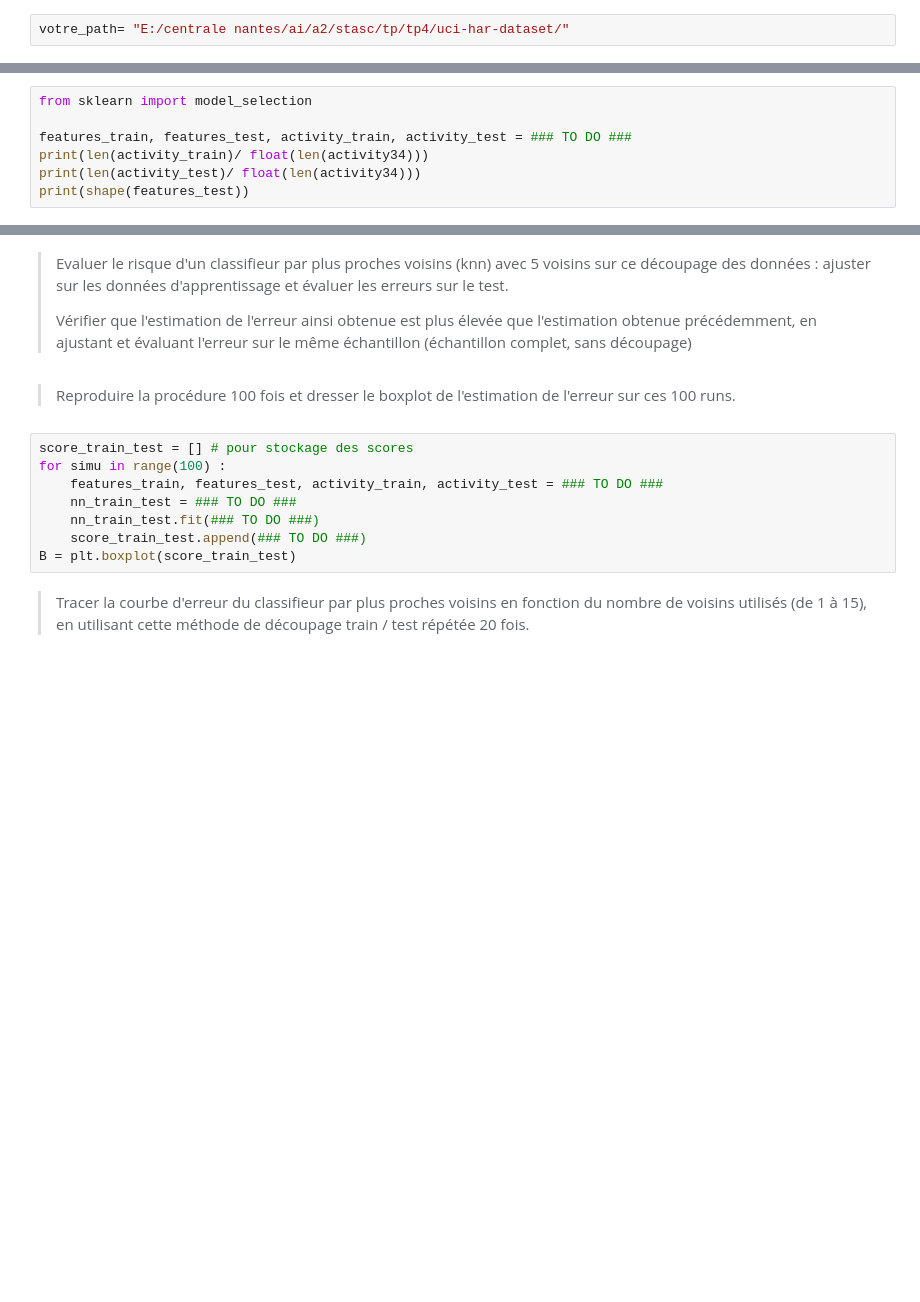
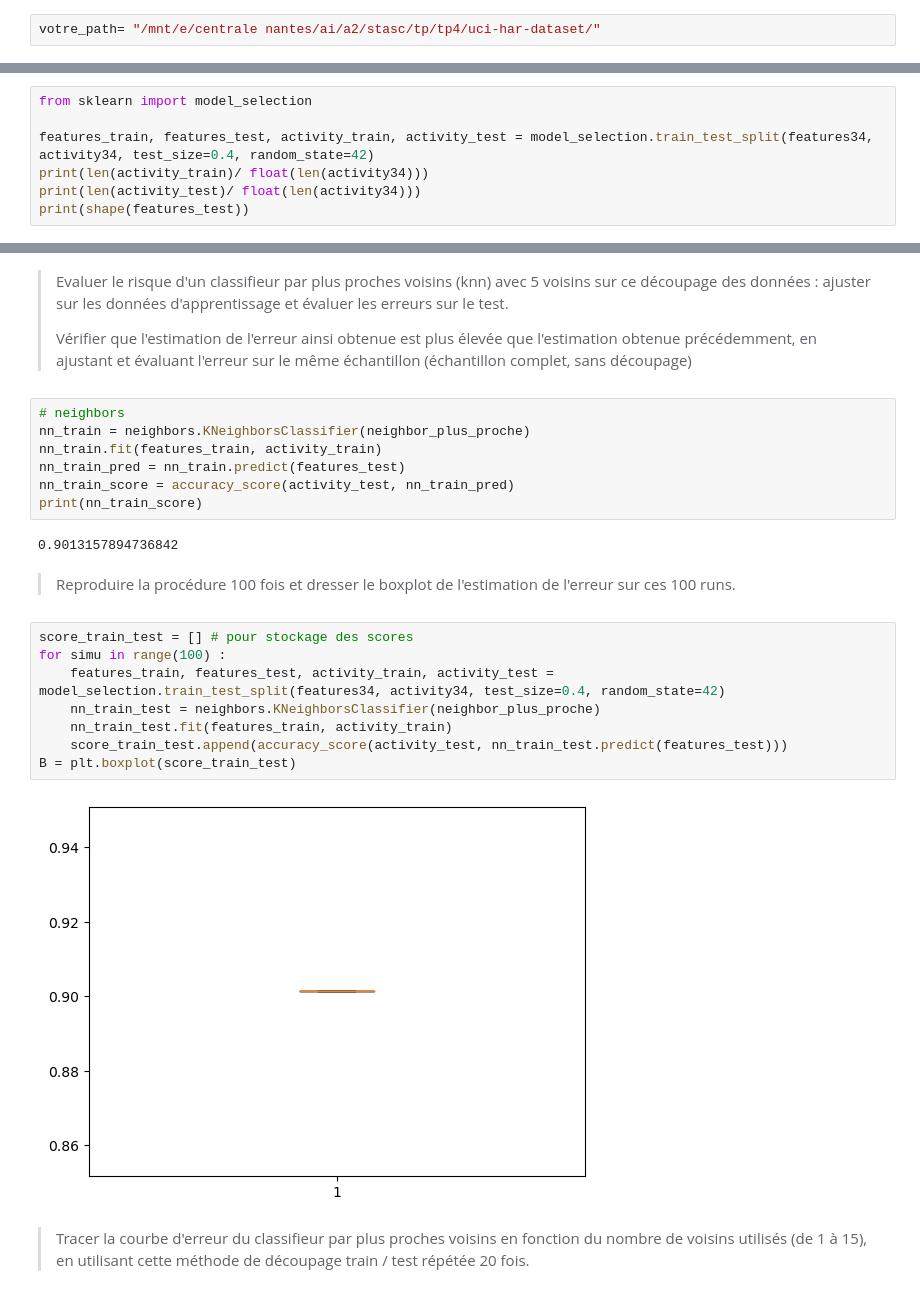
Before and after one commit to ZhenyuPU/AI_ECN, a Jupyter notebook: STASC/TP/TP4/TP-HumanActivity-Classification.ipynb, the cells around one changed output, grey strips where cells are left out. Drawn from its saved outputs; the diff is of its cells as text; blank space fills up the shorter version.

```diff
--- a/STASC/TP/TP4/TP-HumanActivity-Classification.ipynb
+++ b/STASC/TP/TP4/TP-HumanActivity-Classification.ipynb
@@ -25,7 +25,7 @@ Pour simplifier on n'utilise pour le TP que les données du dossier "train".
 
 > Vérifiez que vous comprenez l'ensemble des commandes ci-dessous.
 # %%
-votre_path= "E:/centrale nantes/ai/a2/stasc/tp/tp4/uci-har-dataset/"
+votre_path= "/mnt/e/centrale nantes/ai/a2/stasc/tp/tp4/uci-har-dataset/"
 # %% [markdown]
 #### Importation des features
 # %%
@@ -208,7 +216,7 @@ Nous allons maintenant évaluer l'erreur de généralisation en conservant une p
 # %%
 from sklearn import model_selection
 
-features_train, features_test, activity_train, activity_test = ### TO DO ###
+features_train, features_test, activity_train, activity_test = model_selection.train_test_split(features34, activity34, test_size=0.4, random_state=42)
 print(len(activity_train)/ float(len(activity34)))
 print(len(activity_test)/ float(len(activity34)))
 print(shape(features_test))
@@ -216,15 +228,26 @@ print(shape(features_test))
 > Evaluer le risque d'un classifieur par plus proches voisins (knn) avec 5 voisins sur ce découpage des données : ajuster sur les données d'apprentissage et évaluer les erreurs sur le test.
 >
 > Vérifier que l'estimation de l'erreur ainsi obtenue est plus élevée que l'estimation obtenue précédemment, en ajustant et évaluant l'erreur sur le même échantillon (échantillon complet, sans découpage)
+# %%
+# neighbors
+nn_train = neighbors.KNeighborsClassifier(neighbor_plus_proche)
+nn_train.fit(features_train, activity_train)
+nn_train_pred = nn_train.predict(features_test)
+nn_train_score = accuracy_score(activity_test, nn_train_pred)
+print(nn_train_score)
+# %% [output]
+0.9013157894736842
 # %% [markdown]
 > Reproduire la procédure 100 fois et dresser le boxplot de l'estimation de l'erreur sur ces 100 runs.
 # %%
 score_train_test = [] # pour stockage des scores
 for simu in range(100) :
-    features_train, features_test, activity_train, activity_test = ### TO DO ###
-    nn_train_test = ### TO DO ###
-    nn_train_test.fit(### TO DO ###)
-    score_train_test.append(### TO DO ###)
+    features_train, features_test, activity_train, activity_test = model_selection.train_test_split(features34, activity34, test_size=0.4, random_state=42)
+    nn_train_test = neighbors.KNeighborsClassifier(neighbor_plus_proche)
+    nn_train_test.fit(features_train, activity_train)
+    score_train_test.append(accuracy_score(activity_test, nn_train_test.predict(features_test)))
 B = plt.boxplot(score_train_test)
+# %% [output]
+[figure, added]
 # %% [markdown]
 > Tracer la courbe d'erreur du classifieur par plus proches voisins en fonction du nombre de voisins utilisés (de 1 à 15), en utilisant cette méthode de découpage train / test répétée 20 fois.
```
Also changed, not shown: parts of 9 cells of this notebook, 55 other files.
